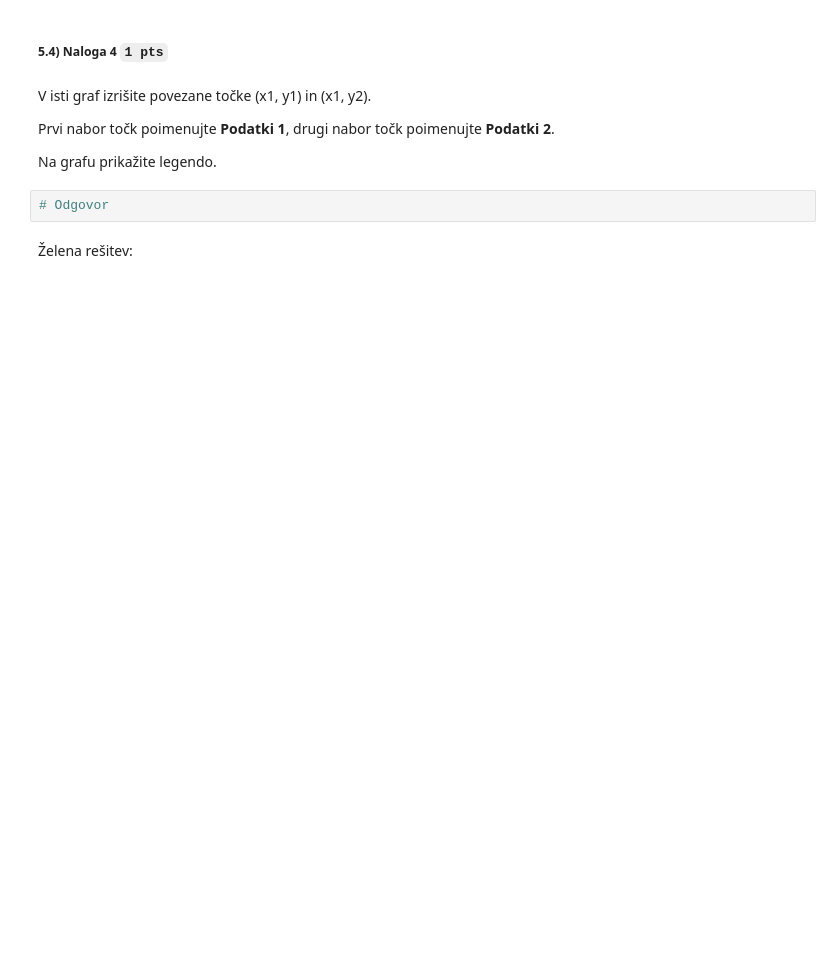
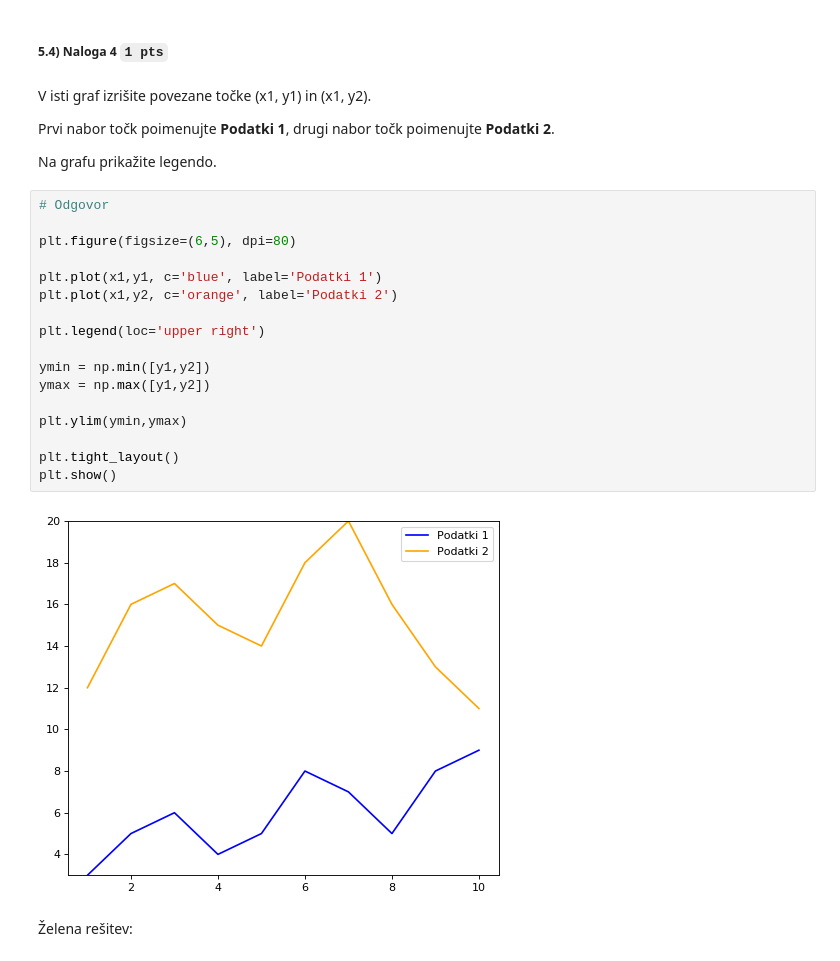
Before and after one commit to evgenursic/python_analitika, a Jupyter notebook: izpit_05_05_2019 (1)/09_Izpit_teoretični_del_iteracija01_apr_2019_clean.ipynb, the cells around one changed output. Saved outputs shown, nothing was run; the diff lists cells and outputs as text; blank space fills up the shorter version.

```diff
--- a/izpit_05_05_2019 (1)/09_Izpit_teoretični_del_iteracija01_apr_2019_clean.ipynb
+++ b/izpit_05_05_2019 (1)/09_Izpit_teoretični_del_iteracija01_apr_2019_clean.ipynb
@@ -538,8 +634,25 @@ V isti graf izrišite povezane točke (x1, y1) in (x1, y2).
 Prvi nabor točk poimenujte **Podatki 1**, drugi nabor točk poimenujte **Podatki 2**.
 
 Na grafu prikažite legendo.
-# %%
-# Odgovor
+# %%
+# Odgovor
+
+plt.figure(figsize=(6,5), dpi=80)
+
+plt.plot(x1,y1, c='blue', label='Podatki 1')
+plt.plot(x1,y2, c='orange', label='Podatki 2')
+
+plt.legend(loc='upper right')
+
+ymin = np.min([y1,y2])
+ymax = np.max([y1,y2])
+
+plt.ylim(ymin,ymax)
+
+plt.tight_layout()
+plt.show()
+# %% [output]
+[figure, added]
 # %% [markdown]
 Želena rešitev:
 # %% [markdown]
```
Also changed, not shown: parts of 28 cells of this notebook.
